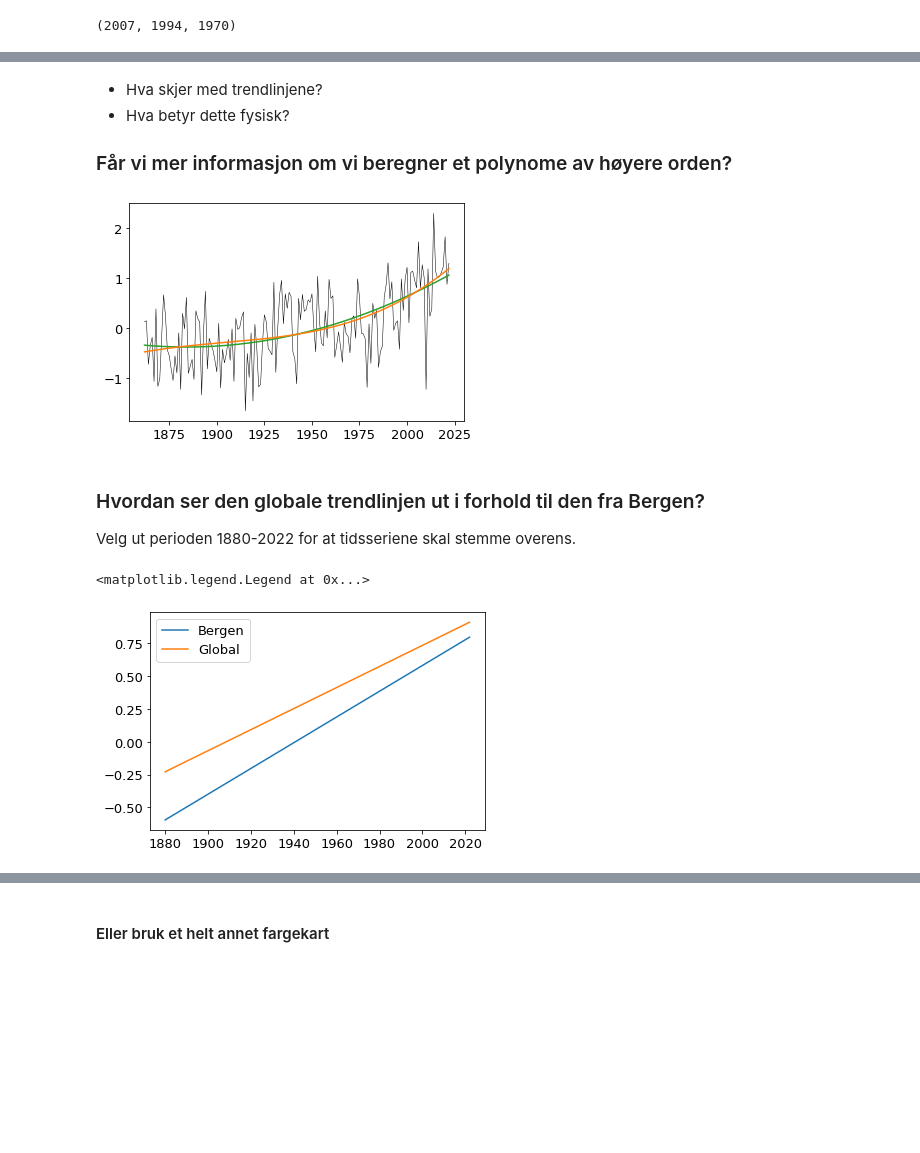
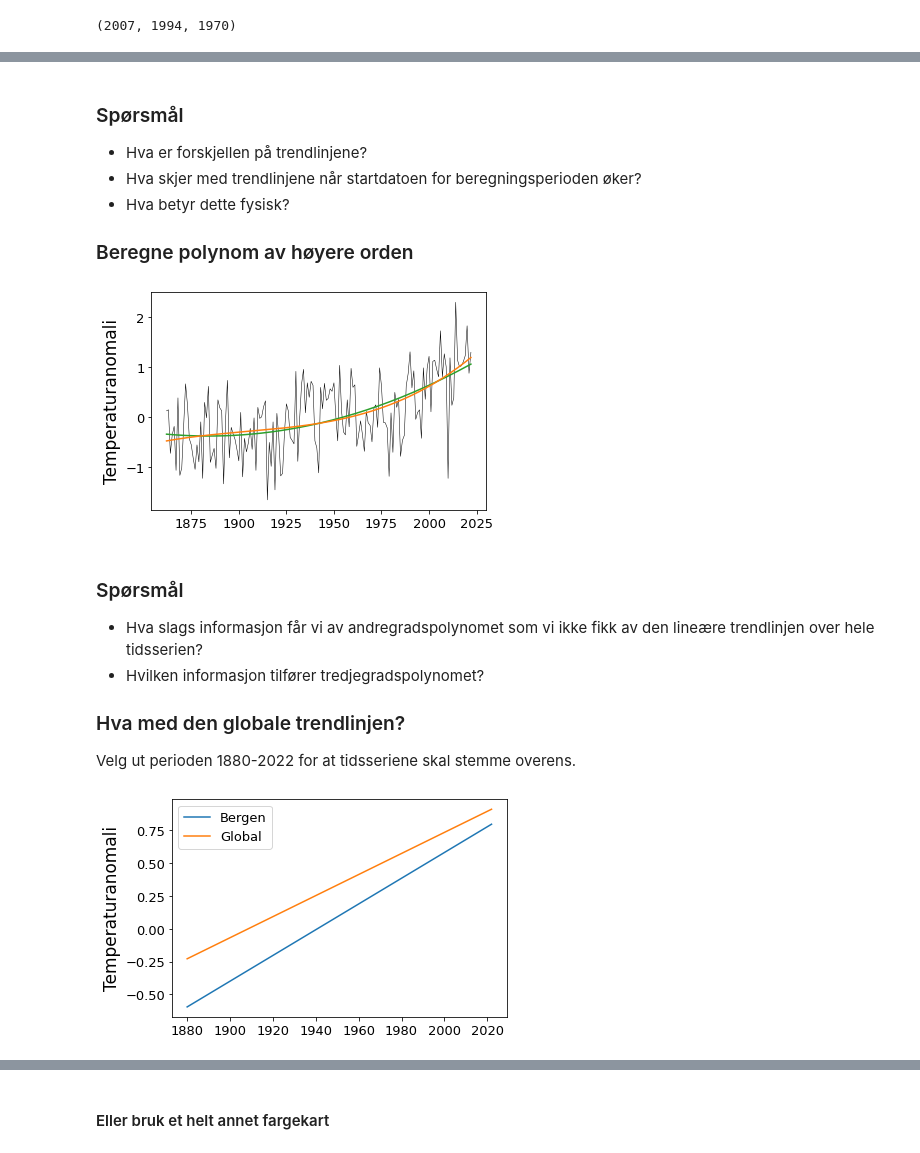
Before and after one commit to irendundas/EkteData, a Jupyter notebook: Workinprogress/Osteroy_vgs.ipynb, the cells around one changed output, grey strips where cells are left out. Saved outputs shown, nothing was run; the diff lists cells and outputs as text; code cells hidden in the pictures; blank space fills up the shorter version.

```diff
--- a/Workinprogress/Osteroy_vgs.ipynb
+++ b/Workinprogress/Osteroy_vgs.ipynb
@@ -17,7 +17,7 @@ from matplotlib import cm
 from matplotlib.colors import ListedColormap
 # %%
 SMALL_SIZE = 13
-MEDIUM_SIZE = 20
+MEDIUM_SIZE = 17
 BIGGER_SIZE = 14
 
 plt.rc('font', size=SMALL_SIZE)          # controls default text sizes
@@ -114,6 +114,6 @@ df
 160 rows × 4 columns
 # %%
 tid['Bergen']=np.copy(df.iloc[:,0])
-temp['Bergen']=np.copy(df.iloc[:,2])
-temp['Bergen']=np.copy(df.iloc[:,3]) # Anomalies
+# Vi vil se på anomalier, så vi setter den tredje kolonnen til temp['Bergen']
+temp['Bergen']=np.copy(df.iloc[:,3])
 # %%
@@ -169,9 +182,11 @@ for count,start in enumerate(idt):
 # %% [markdown]
-- Hva skjer med trendlinjene?
+### Spørsmål
+- Hva er forskjellen på trendlinjene?
+- Hva skjer med trendlinjene når startdatoen for beregningsperioden øker?
 - Hva betyr dette fysisk?
 
 
-### Får vi mer informasjon om vi beregner et polynome av høyere orden?
+### Beregne polynom av høyere orden
 # %%
 plt.plot(tid['Bergen'], temp['Bergen'], 'k', linewidth=0.5)
 
@@ -190,21 +205,29 @@ plt.plot(
     b[0]*tid['Bergen']**3 + b[1]*tid['Bergen']**2 + b[2]*tid['Bergen'] + b[3],
     'C1', label='Trend'
 )
+plt.ylabel('Temperaturanomali')
+
 plt.show()
 # %% [output]
-[figure, old version]
+[figure, new version]
 # %% [markdown]
-### Hvordan ser den globale trendlinjen ut i forhold til den fra Bergen?
+### Spørsmål
+- Hva slags informasjon får vi av andregradspolynomet som vi ikke fikk av den lineære trendlinjen over hele tidsserien?
+- Hvilken informasjon tilfører tredjegradspolynomet?
+
+### Hva med den globale trendlinjen?
 Velg ut perioden 1880-2022 for at tidsseriene skal stemme overens.
 # %%
 id80=np.where(tid['Bergen']==1880)[0][0]
 
 a, b = np.polyfit(tid['Bergen'][id80:], temp['Bergen'][id80:], 1)
 plt.plot(tid['Bergen'][id80:], a*tid['Bergen'][id80:] + b, label='Bergen')
 
 a, b = np.polyfit(tid['Global'], temp['Global'], 1)
 plt.plot(tid['Global'], a*tid['Global'] + b, label='Global')
 plt.legend()
+plt.ylabel('Temperaturanomali')
+
+plt.show()
 # %% [output]
-<matplotlib.legend.Legend at 0x...>
-[figure, old version]
+[figure, new version]
```
Also changed, not shown: parts of 28 cells of this notebook.
